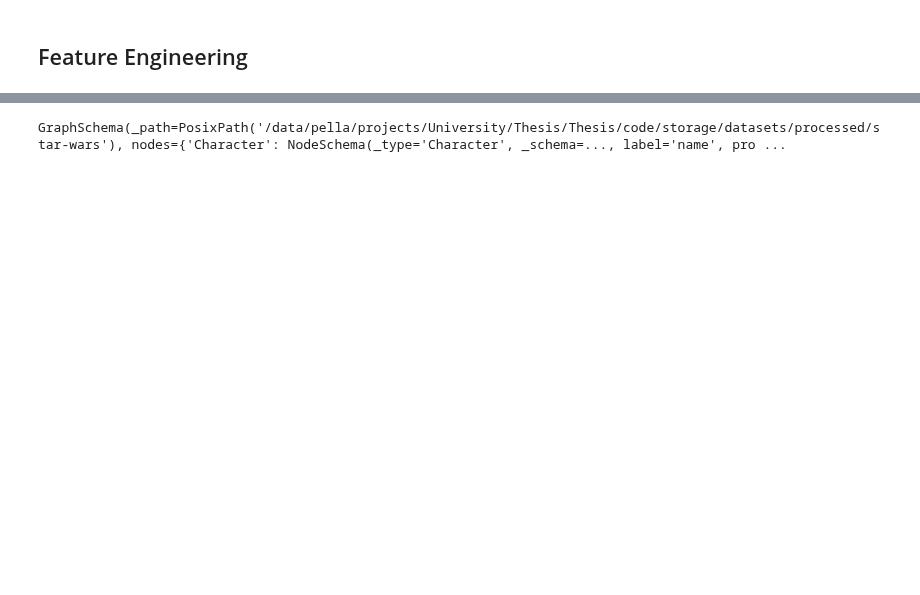
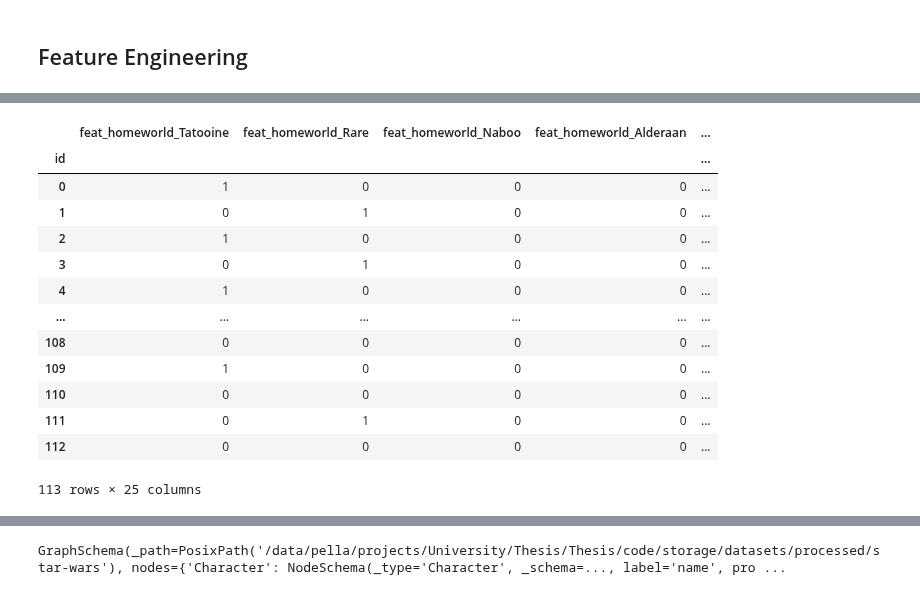
Before and after one commit to egordm/MGTCOM, a Jupyter notebook: code/datasets/notebooks/preprocessing/star-wars.ipynb, the cells around one changed output, grey strips where cells are left out. Saved outputs shown, nothing was run; the diff lists cells and outputs as text; code cells hidden in the pictures; blank space fills up the shorter version.

```diff
--- a/code/datasets/notebooks/preprocessing/star-wars.ipynb
+++ b/code/datasets/notebooks/preprocessing/star-wars.ipynb
@@ -250,17 +462,31 @@ if ADD_FEATURES:
 # %%
-if ADD_FEATURES:
-    from feature_engine.encoding import RareLabelEncoder, OneHotEncoder
+from feature_engine.encoding import RareLabelEncoder, OneHotEncoder
 
-    rare_encoder = RareLabelEncoder(tol=0.05, n_categories=6)
-    feature_df = rare_encoder.fit_transform(node_details_df[['homeworld', 'gender', 'species', 'type']])
+rare_encoder = RareLabelEncoder(tol=0.05, n_categories=6)
+feature_df = rare_encoder.fit_transform(node_details_df[['homeworld', 'gender', 'species', 'type']])
 
-    oh_encoder = OneHotEncoder()
-    feature_df = oh_encoder.fit_transform(feature_df[['homeworld', 'gender', 'species', 'type']]).add_prefix('feat_')
+oh_encoder = OneHotEncoder()
+feature_df = oh_encoder.fit_transform(feature_df[['homeworld', 'gender', 'species', 'type']]).add_prefix('feat_')
 
-    feature_df['feat_species_Droid'] = node_details_df['is_droid'].apply(lambda x: 1 if x else 0)
-    feature_df['feat_hasMaster'] = node_details_df['masters'].apply(lambda x: 1 if len(x) else 0)
-    feature_df['feat_hasApprentices'] = node_details_df['apprentices'].apply(lambda x: 1 if len(x) else 0)
-    feature_df['feat_hasCyber'] = node_details_df['cyber'].apply(lambda x: 1 if len(x) else 0)
+feature_df['feat_species_Droid'] = node_details_df['is_droid'].apply(lambda x: 1 if x else 0)
+feature_df['feat_hasMaster'] = node_details_df['masters'].apply(lambda x: 1 if len(x) else 0)
+feature_df['feat_hasApprentices'] = node_details_df['apprentices'].apply(lambda x: 1 if len(x) else 0)
+feature_df['feat_hasCyber'] = node_details_df['cyber'].apply(lambda x: 1 if len(x) else 0)
 
-    feature_df
+feature_df
+# %% [output]
+|  | feat_homeworld_Tatooine | feat_homeworld_Rare | feat_homeworld_Naboo | feat_homeworld_Alderaan | ... |
+| id |  |  |  |  | ... |
+| 0 | 1 | 0 | 0 | 0 | ... |
+| 1 | 0 | 1 | 0 | 0 | ... |
+| 2 | 1 | 0 | 0 | 0 | ... |
+| 3 | 0 | 1 | 0 | 0 | ... |
+| 4 | 1 | 0 | 0 | 0 | ... |
+| ... | ... | ... | ... | ... | ... |
+| 108 | 0 | 0 | 0 | 0 | ... |
+| 109 | 1 | 0 | 0 | 0 | ... |
+| 110 | 0 | 0 | 0 | 0 | ... |
+| 111 | 0 | 1 | 0 | 0 | ... |
+| 112 | 0 | 0 | 0 | 0 | ... |
+113 rows × 25 columns
 # %%
```
Also changed, not shown: parts of 30 cells of this notebook, 5 other files.
